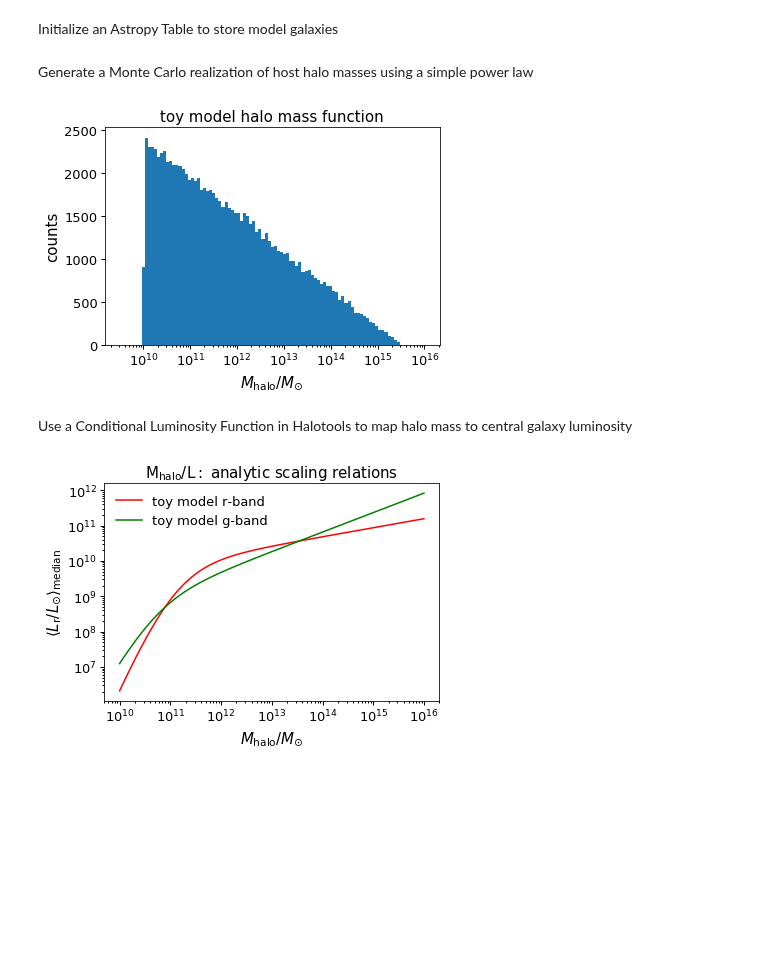
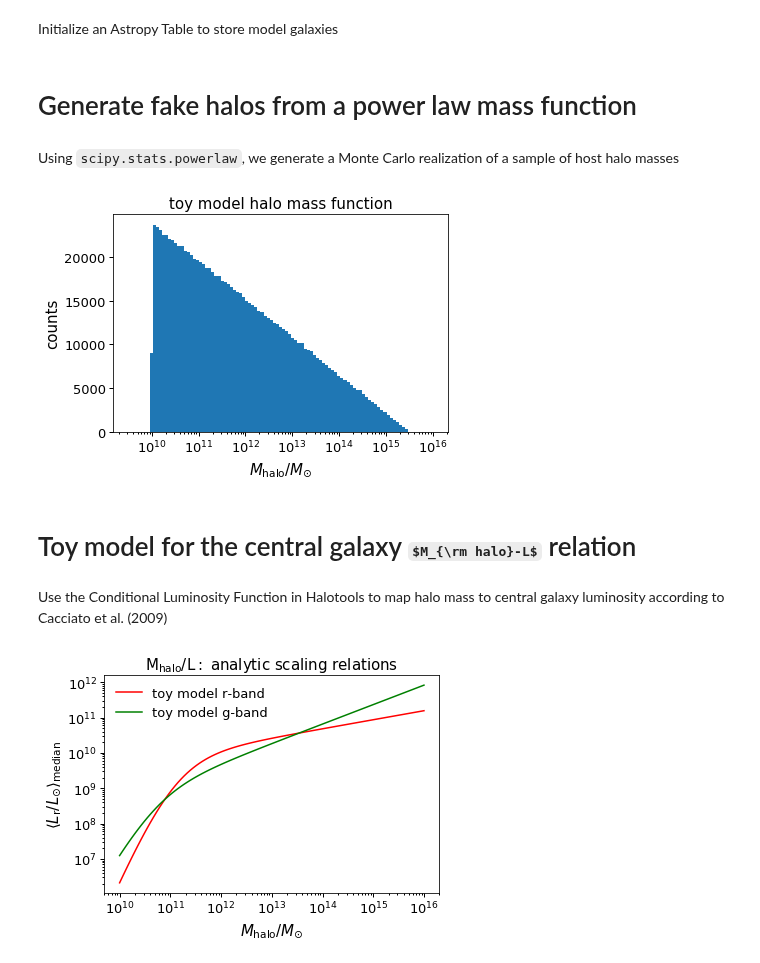
Before and after one commit to aphearin/galsampler_trial_problems, a Jupyter notebook: first_rescaling_trial_problem.ipynb, the cells around one changed output. Saved outputs shown, nothing was run; the diff lists cells and outputs as text; code cells hidden in the pictures; some formulas as TeX source; blank space fills up the shorter version.

```diff
--- a/first_rescaling_trial_problem.ipynb
+++ b/first_rescaling_trial_problem.ipynb
@@ -7,35 +7,42 @@ from astropy.table import Table
 
 galaxies = Table()
 
-num_halos = int(1e5)
+num_halos = int(1e6)
 galaxies['galid'] = np.arange(num_halos).astype(int)
+# %% [markdown]
+# Generate fake halos from a power law mass function
 # %% [markdown]
-Generate a Monte Carlo realization of host halo masses using a simple power law
+Using `scipy.stats.powerlaw`, we generate a Monte Carlo realization of a sample of host halo masses
 # %%
 from scipy.stats import powerlaw
 
 #  First generate a power law variable distributed across the unit interval
 uran = np.random.rand(num_halos)
 index = 2
 y = powerlaw.isf(1-uran, index)
 
 #  Now rescale the variable to span the typical range of host halo masses
 log_mhalo_min, log_mhalo_max = 10, 15.5
 dlog_mhalo = log_mhalo_max - log_mhalo_min
 galaxies['host_halo_mass'] = 10**(log_mhalo_max - dlog_mhalo*y)
 
 #  Inspect the results
 fig, ax = plt.subplots(1, 1)
 xscale = ax.set_xscale('log')
 log_mhalo_bins = np.logspace(9.5, 16, 100)
 __=ax.hist(galaxies['host_halo_mass'], bins=log_mhalo_bins)
 xlabel = ax.set_xlabel(r'$M_{\rm halo}/M_{\odot}$')
 ylabel = ax.set_ylabel(r'counts')
 title = ax.set_title('toy model halo mass function')
+
+figname = 'power_law_mass_function.pdf'
+fig.savefig(figname, bbox_extra_artists=[xlabel, ylabel], bbox_inches='tight')
 # %% [output]
-[figure, old version]
+[figure, new version]
 # %% [markdown]
-Use a Conditional Luminosity Function in Halotools to map halo mass to central galaxy luminosity
+#  Toy model for the central galaxy $M_{\rm halo}-L$ relation
+
+Use the Conditional Luminosity Function in Halotools to map halo mass to central galaxy luminosity according to Cacciato et al. (2009)
 # %%
 from halotools.empirical_models import Cacciato09Cens
 clf_model = Cacciato09Cens()
```
Also changed, not shown: parts of 9 cells of this notebook, 6 other files.
